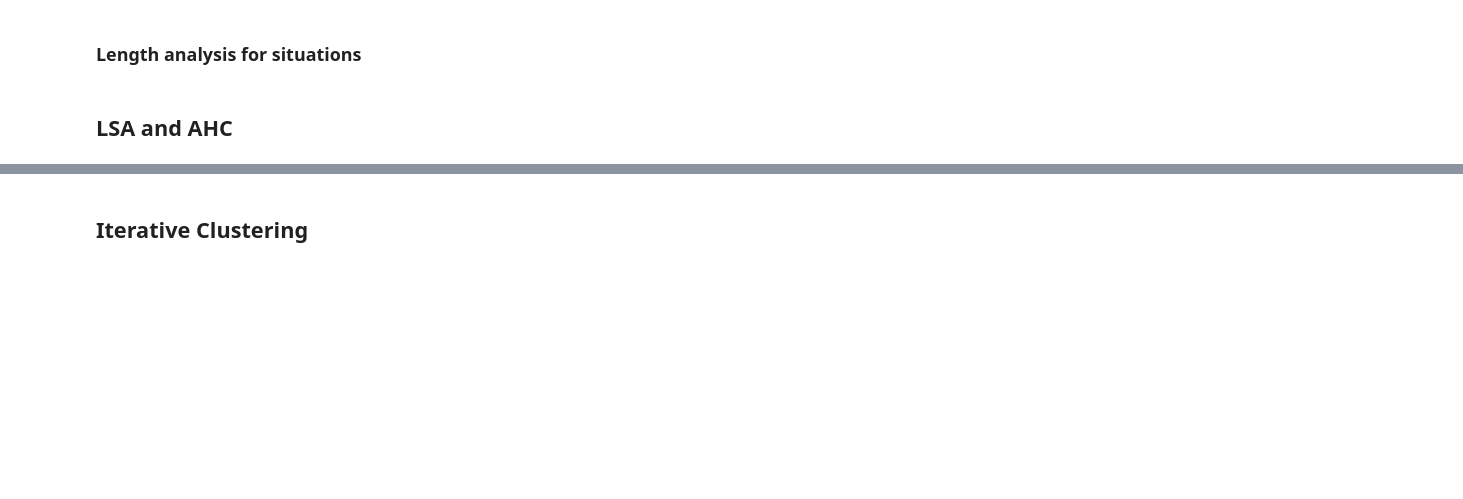
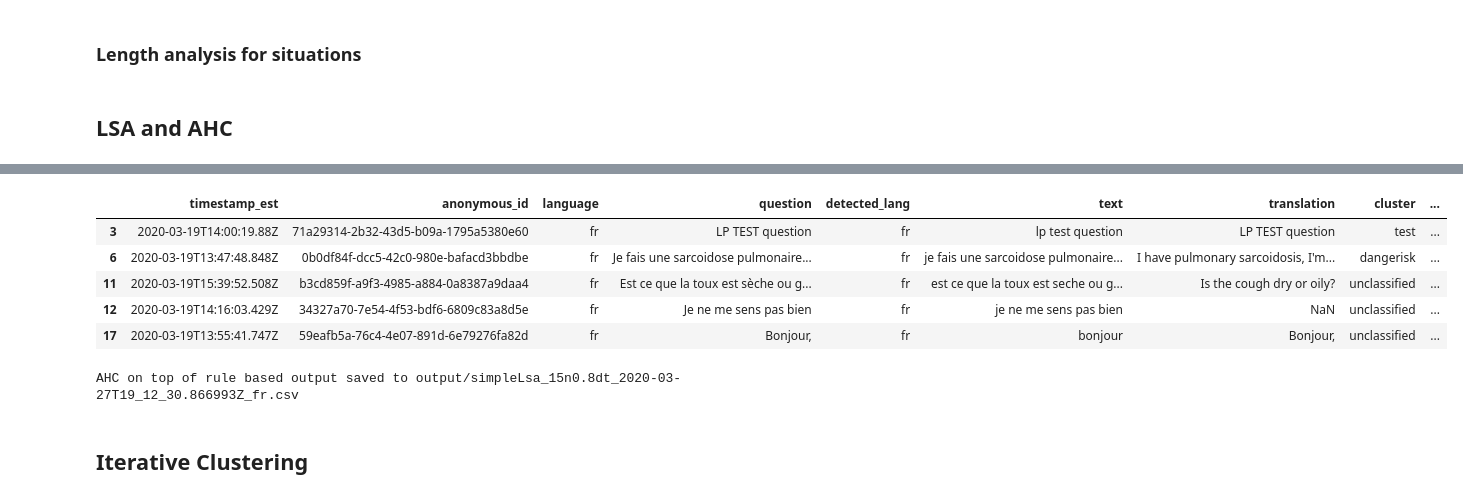
Before and after one commit to dialoguemd-archives/covidfaq, a Jupyter notebook: experiments/QuesSort Pipeline.ipynb, the cells around one changed output, grey strips where cells are left out. Saved outputs shown, nothing was run; the diff lists cells and outputs as text; code cells hidden in the pictures; blank space fills up the shorter version.

```diff
--- a/experiments/QuesSort Pipeline.ipynb
+++ b/experiments/QuesSort Pipeline.ipynb
@@ -555,0 +706,2 @@ print(f"AHC on top of rule based output saved to {path}")
+# %%
+d = create_rules_based_clusters(d, cluster_col="cluster_2")
@@ -555,0 +725,19 @@ print(f"AHC on top of rule based output saved to {path}")
+# %%
+def bulk_tokenizer(texts):
+#      return [[wn_lemmatizer.lemmatize(token) for token in nltk.word_tokenize(text)] for text in texts]
+     return [text.split() for text in texts]
+# %%
+args.n_topics = 15
+args.dist_thresh = 0.8
+model = utils.text.representation.LSI(args, tokenizer=bulk_tokenizer)
+d["embedding"] = model.generate_embedding(d.text, returnarray=False)
+
+# Cluster
+X = pd.DataFrame(d["embedding"].values.tolist(), index= d.index).to_numpy()
+clustering = AgglomerativeClustering(n_clusters=None, compute_full_tree=True, distance_threshold=args.dist_thresh).fit(X)
+d["ahc_label"] = clustering.labels_
+
+# Misc.
+args.n_clusters = len(d["ahc_label"].unique())
+print(f"Found {args.n_clusters} clusters")
+d.groupby("ahc_label")["text"].count().sort_values()
@@ -555,0 +810,11 @@ print(f"AHC on top of rule based output saved to {path}")
+# %%
+dataset = dataset.drop(features, axis="columns").drop("total", axis="columns").join(d["ahc_label"])
+# %%
+dataset.head()
+# %% [output]
+|  | timestamp_est | anonymous_id | language | question | detected_lang | text | translation | cluster | ... |
+| 3 | 2020-03-19T14:00:19.88Z | 71a29314-2b32-43d5-b09a-1795a5380e60 | fr | LP TEST question | fr | lp test question | LP TEST question | test | ... |
+| 6 | 2020-03-19T13:47:48.848Z | 0b0df84f-dcc5-42c0-980e-bafacd3bbdbe | fr | Je fais une sarcoidose pulmonaire... | fr | je fais une sarcoidose pulmonaire... | I have pulmonary sarcoidosis, I'm... | dangerisk | ... |
+| 11 | 2020-03-19T15:39:52.508Z | b3cd859f-a9f3-4985-a884-0a8387a9daa4 | fr | Est ce que la toux est sèche ou g... | fr | est ce que la toux est seche ou g... | Is the cough dry or oily? | unclassified | ... |
+| 12 | 2020-03-19T14:16:03.429Z | 34327a70-7e54-4f53-bdf6-6809c83a8d5e | fr | Je ne me sens pas bien | fr | je ne me sens pas bien | NaN | unclassified | ... |
+| 17 | 2020-03-19T13:55:41.747Z | 59eafb5a-76c4-4e07-891d-6e79276fa82d | fr | Bonjour, | fr | bonjour | Bonjour, | unclassified | ... |
@@ -556,2 +823,8 @@ print(f"AHC on top of rule based output saved to {path}")
+# %%
+path = f"output/simpleLsa_{args.n_topics}n{args.dist_thresh}dt_{args.suffix}_{args.lang}.csv"
+dataset.to_csv(path)
+print(f"AHC on top of rule based output saved to {path}")
+# %% [output]
+AHC on top of rule based output saved to output/simpleLsa_15n0.8dt_2020-03-27T19_12_30.866993Z_fr.csv
 # %% [markdown]
 ## Iterative Clustering
```
Also changed, not shown: parts of 34 cells of this notebook, 2 other files.
